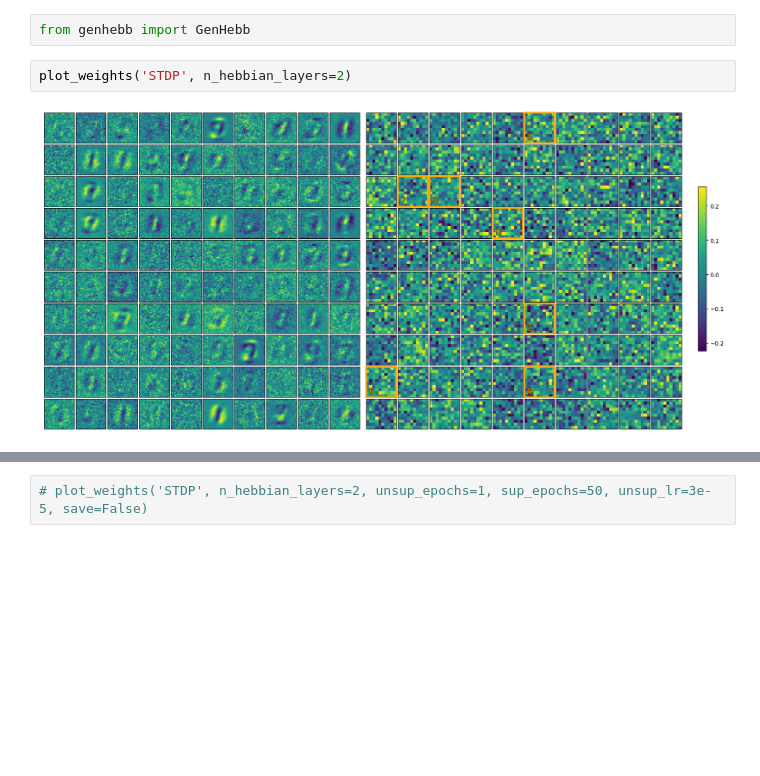
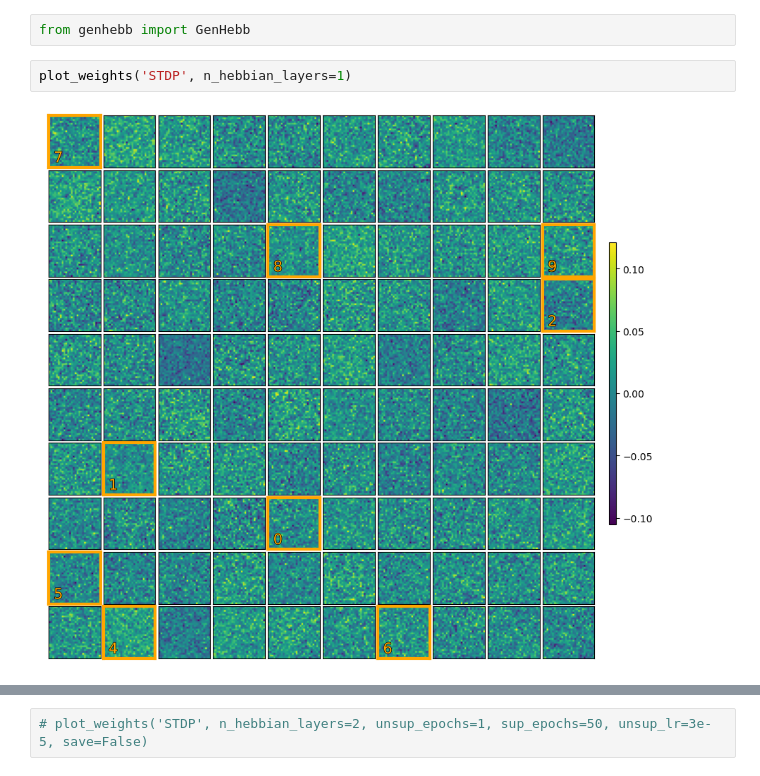
Before and after one commit to cutterdawes/HebbianLearning, a Jupyter notebook: experimental.ipynb, the cells around one changed output, grey strips where cells are left out. Saved outputs shown, nothing was run; the diff lists cells and outputs as text; blank space fills up the shorter version.

```diff
--- a/experimental.ipynb
+++ b/experimental.ipynb
@@ -302,8 +302,8 @@ def plot_weights(learning_rule, learning_params='none', n_hebbian_layers=1, unsu
 # %%
 from genhebb import GenHebb
 # %%
-plot_weights('STDP', n_hebbian_layers=2)
+plot_weights('STDP', n_hebbian_layers=1)
 # %% [output]
-[figure, old version]
+[figure, new version]
 # %%
 plot_weights('soft_WTA', n_hebbian_layers=1)
```
Also changed, not shown: parts of 8 cells of this notebook, 23 other files.
